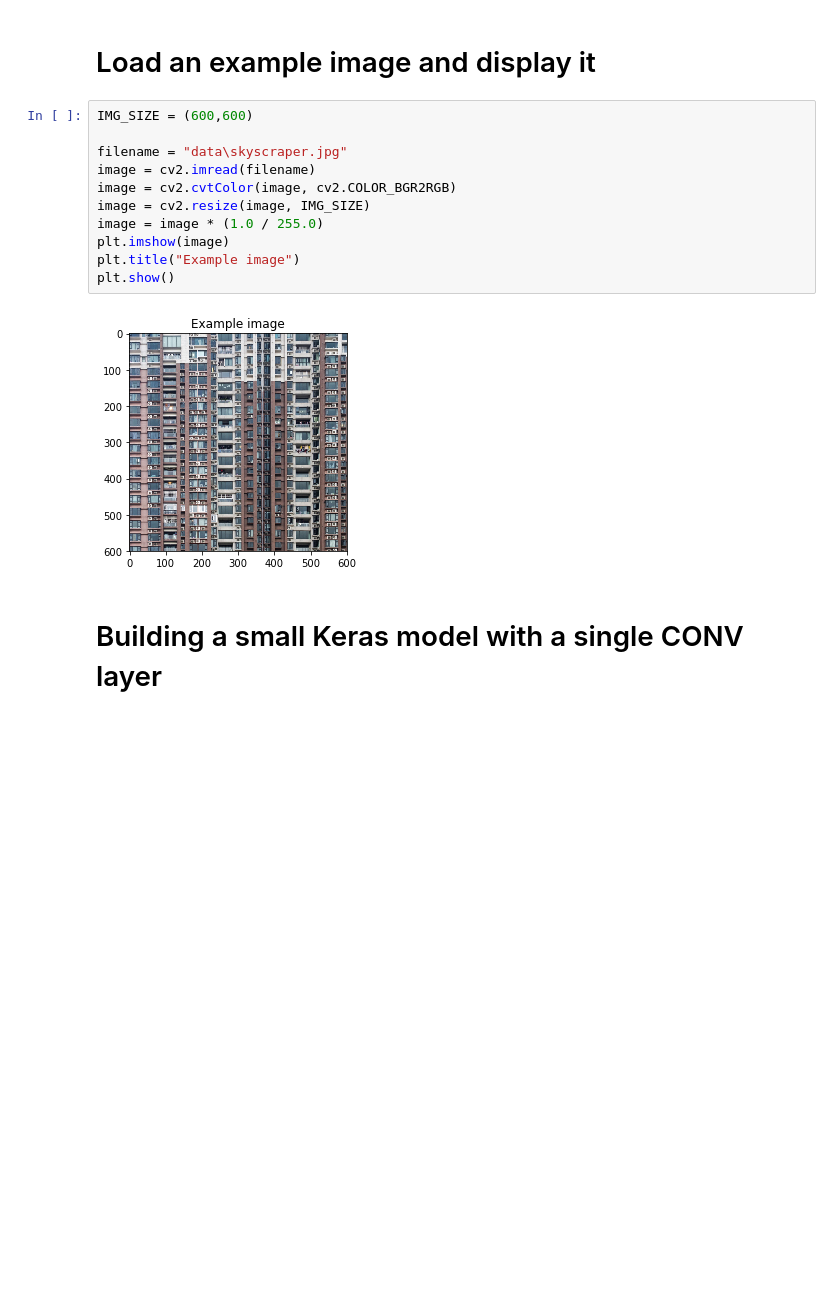
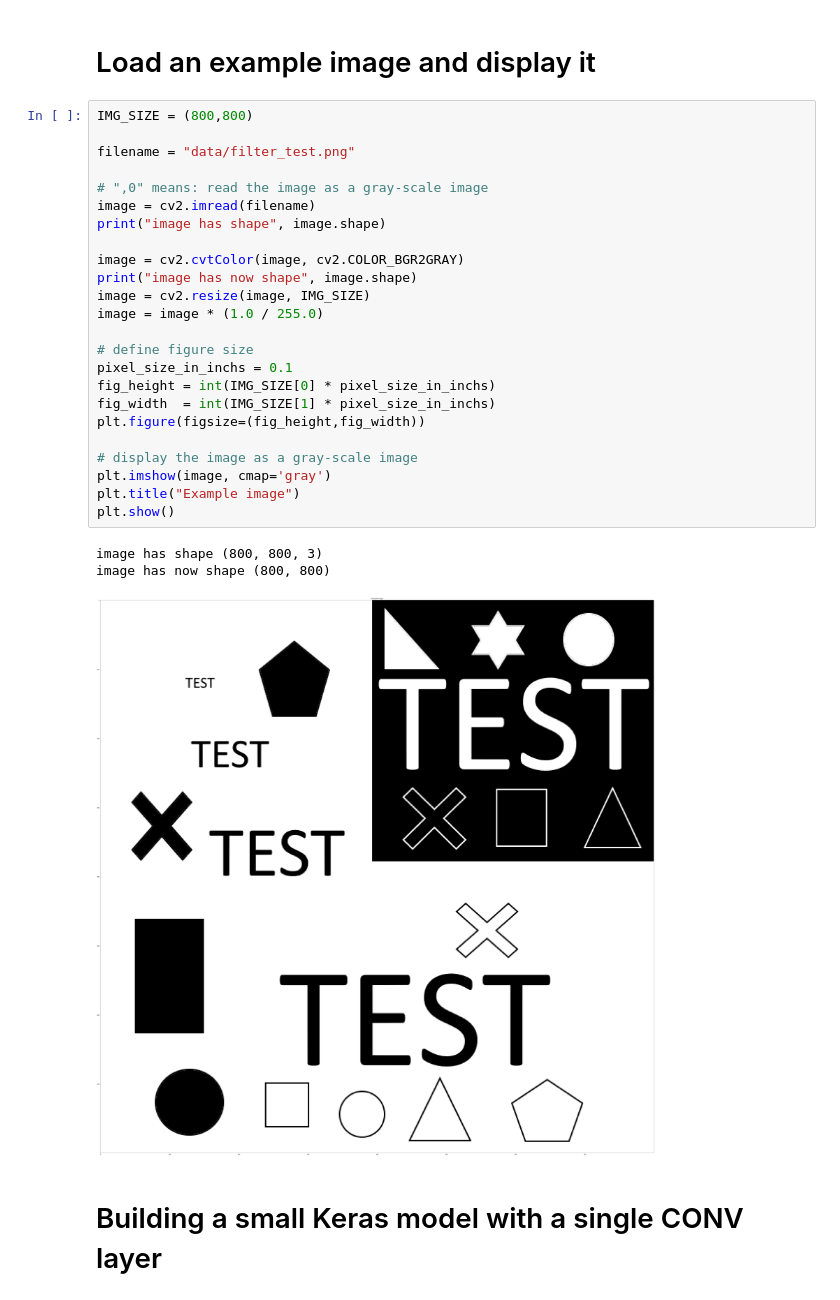
Before and after one commit to b3n3d17/DeepLearningCourse, a Jupyter notebook: 27_convolution_operation/convolution_operation.ipynb, the cells around one changed output. Drawn from its saved outputs; the diff is of its cells as text; blank space fills up the shorter version.

Commit message:
1. First working version of demonstrating the Conv2D filtering operation with Keras! 2. Added new test image (filter_test.png) for a better demonstration what the convolution operation does

```diff
--- a/27_convolution_operation/convolution_operation.ipynb
+++ b/27_convolution_operation/convolution_operation.ipynb
@@ -26,18 +27,33 @@ Your OpenCV version is: 3.4.1
 # %% [markdown]
 # Load an example image and display it
 # %%
-IMG_SIZE = (600,600)
+IMG_SIZE = (800,800)
 
-filename = "data\skyscraper.jpg"
+filename = "data/filter_test.png"
+
+# ",0" means: read the image as a gray-scale image
 image = cv2.imread(filename)
-image = cv2.cvtColor(image, cv2.COLOR_BGR2RGB)
+print("image has shape", image.shape)
+
+image = cv2.cvtColor(image, cv2.COLOR_BGR2GRAY)
+print("image has now shape", image.shape)
 image = cv2.resize(image, IMG_SIZE)
 image = image * (1.0 / 255.0)
-plt.imshow(image)
+
+# define figure size
+pixel_size_in_inchs = 0.1
+fig_height = int(IMG_SIZE[0] * pixel_size_in_inchs)
+fig_width  = int(IMG_SIZE[1] * pixel_size_in_inchs)
+plt.figure(figsize=(fig_height,fig_width))
+
+# display the image as a gray-scale image
+plt.imshow(image, cmap='gray')
 plt.title("Example image")
 plt.show()
 # %% [output]
+image has shape (800, 800, 3)
+image has now shape (800, 800)
-[figure, old version]
+[figure, new version]
 # %% [markdown]
 # Building a small Keras model with a single CONV layer
 # %%
```
Also changed, not shown: parts of 10 cells of this notebook, 1 other file.
